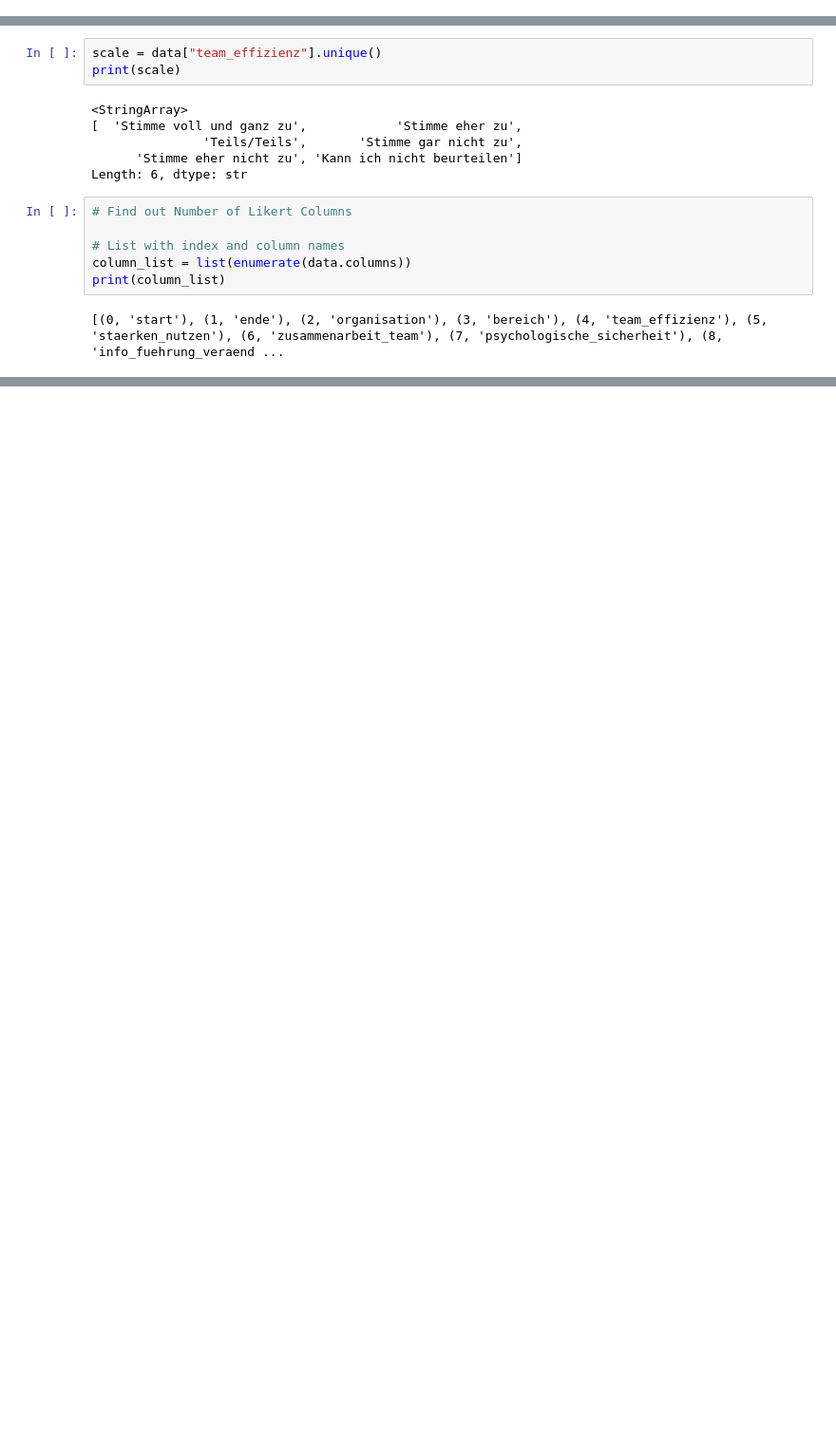
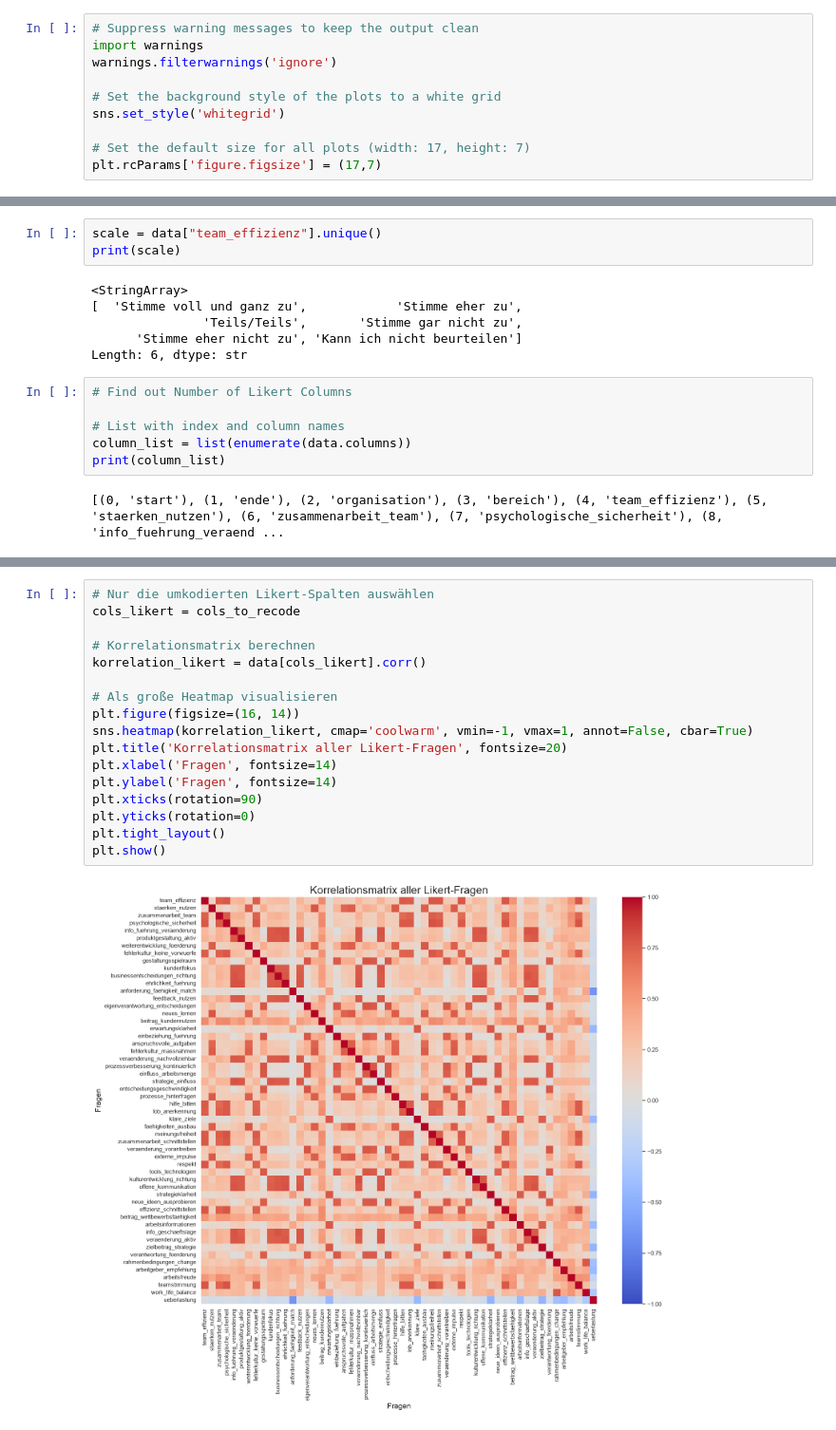
Before and after one commit to IzziePy/ELFI-capstone, a Jupyter notebook: eda.ipynb, the cells around one changed output, grey strips where cells are left out. Shown at 95% size. Saved outputs shown, nothing was run; the diff lists cells and outputs as text; blank space fills up the shorter version.

```diff
--- a/eda.ipynb
+++ b/eda.ipynb
@@ -33 +31,11 @@ plt.rcParams['font.size'] = 18
+# %%
+# Suppress warning messages to keep the output clean
+import warnings
+warnings.filterwarnings('ignore')
+
+# Set the background style of the plots to a white grid
+sns.set_style('whitegrid')
+
+# Set the default size for all plots (width: 17, height: 7)
+plt.rcParams['figure.figsize'] = (17,7)
 # %% [markdown]
@@ -168,0 +721,19 @@ data.head(3).T
+# %%
+# Nur die umkodierten Likert-Spalten auswählen
+cols_likert = cols_to_recode
+
+# Korrelationsmatrix berechnen
+korrelation_likert = data[cols_likert].corr()
+
+# Als große Heatmap visualisieren
+plt.figure(figsize=(16, 14))
+sns.heatmap(korrelation_likert, cmap='coolwarm', vmin=-1, vmax=1, annot=False, cbar=True)
+plt.title('Korrelationsmatrix aller Likert-Fragen', fontsize=20)
+plt.xlabel('Fragen', fontsize=14)
+plt.ylabel('Fragen', fontsize=14)
+plt.xticks(rotation=90)
+plt.yticks(rotation=0)
+plt.tight_layout()
+plt.show()
+# %% [output]
+[figure, added]
```
Also changed, not shown: parts of 76 cells of this notebook, 2 other files.
